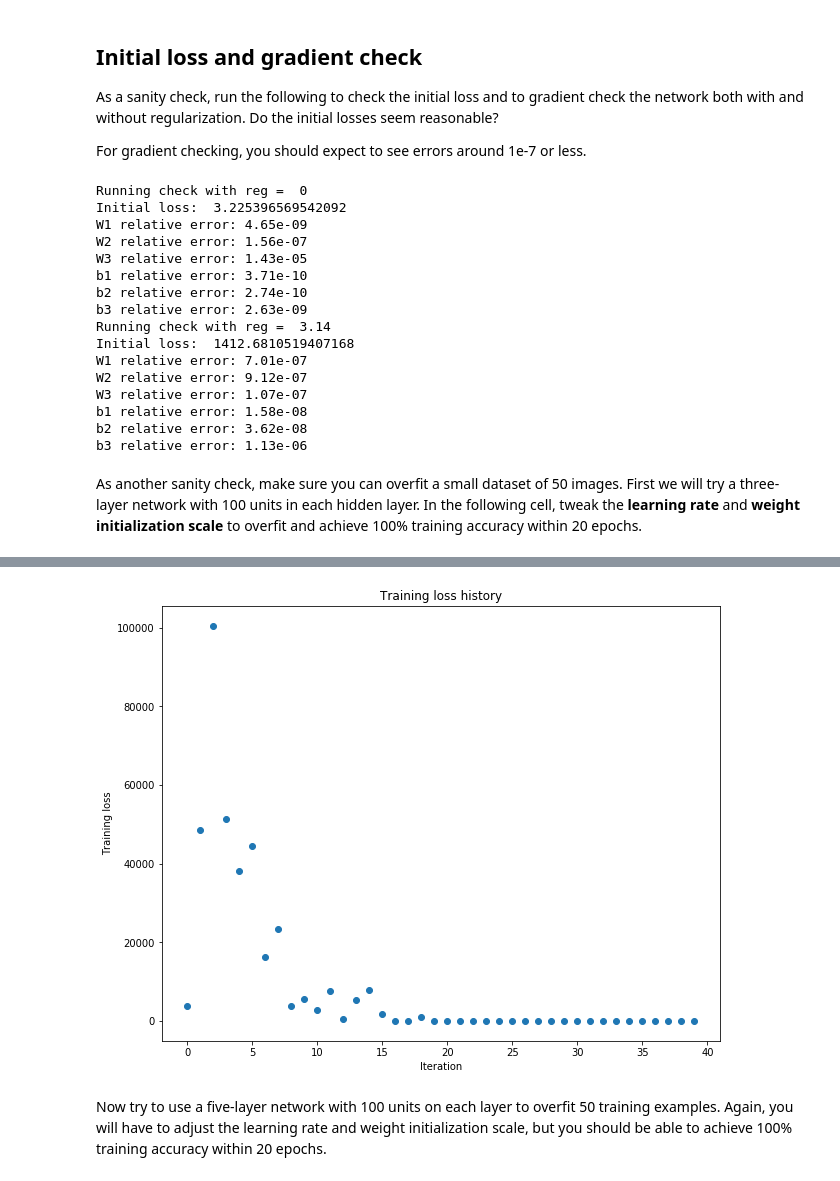
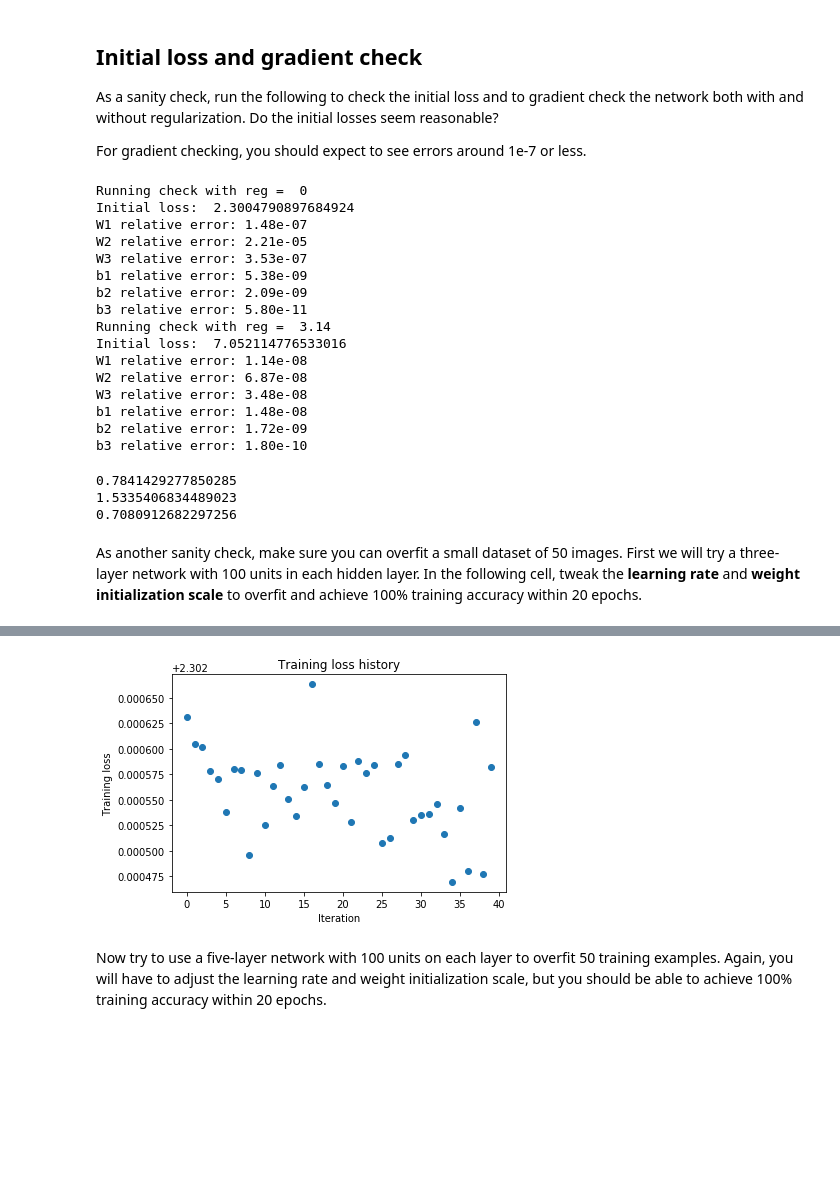
Before and after one commit to Tina-Husky/CS231n-assignments-2019, a Jupyter notebook: assignment2/FullyConnectedNets.ipynb, the cells around one changed output, grey strips where cells are left out. Drawn from its saved outputs; the diff is of its cells as text; code cells hidden in the pictures; blank space fills up the shorter version.

```diff
--- a/assignment2/FullyConnectedNets.ipynb
+++ b/assignment2/FullyConnectedNets.ipynb
@@ -331,7 +331,7 @@ In the previous assignment, the logic for training models was coupled to the mod
 
 Open the file `cs231n/solver.py` and read through it to familiarize yourself with the API. After doing so, use a `Solver` instance to train a `TwoLayerNet` that achieves at least `50%` accuracy on the validation set.
 # %%
-model = TwoLayerNet()
+### model = TwoLayerNet()
 solver = None
 
 ##############################################################################
@@ -339,6 +339,15 @@ solver = None
 # 50% accuracy on the validation set.                                        #
 ##############################################################################
 # *****START OF YOUR CODE (DO NOT DELETE/MODIFY THIS LINE)*****
+
+# Preprocessing: subtract the mean image
+# first: compute the image mean based on the training data
+mean_image = np.mean(data['X_train'], axis=0)
+
+# second: subtract the mean image from train and test data
+data['X_train'] -= mean_image
+data['X_val'] -= mean_image
+data['X_test'] -= mean_image
 
 N, C = data['X_train'].shape[0], 10
 N_val = data['X_val'].shape[0]
@@ -349,8 +358,8 @@ Reshaped_data = {
     'y_val': data['y_val'] # validation labels
 }
 D = Reshaped_data['X_train'].shape[1]
-H = 100
-std = 0.5
+H = 300
+std = 1e-3 # cannot be too large or too small
 model = TwoLayerNet(input_dim=D, hidden_dim=H, num_classes=C, weight_scale=std)
 solver = Solver(model, Reshaped_data,
                 update_rule='sgd',
@@ -358,8 +367,8 @@ solver = Solver(model, Reshaped_data,
                   'learning_rate': 1e-3,
                 },
                 lr_decay=0.95,
-                num_epochs=10, batch_size=100,
-                print_every=100)
+                num_epochs=15, batch_size=100,
+                print_every=500)
 solver.train()
 
 # *****END OF YOUR CODE (DO NOT DELETE/MODIFY THIS LINE)*****
@@ -437,21 +447,29 @@ for reg in [0, 3.14]:
     print('%s relative error: %.2e' % (name, rel_error(grad_num, grads[name])))
 # %% [output]
 Running check with reg =  0
-Initial loss:  3.225396569542092
-W1 relative error: 4.65e-09
-W2 relative error: 1.56e-07
-W3 relative error: 1.43e-05
-b1 relative error: 3.71e-10
-b2 relative error: 2.74e-10
-b3 relative error: 2.63e-09
+Initial loss:  2.3004790897684924
+W1 relative error: 1.48e-07
+W2 relative error: 2.21e-05
+W3 relative error: 3.53e-07
+b1 relative error: 5.38e-09
+b2 relative error: 2.09e-09
+b3 relative error: 5.80e-11
 Running check with reg =  3.14
-Initial loss:  1412.6810519407168
-W1 relative error: 7.01e-07
-W2 relative error: 9.12e-07
-W3 relative error: 1.07e-07
-b1 relative error: 1.58e-08
-b2 relative error: 3.62e-08
-b3 relative error: 1.13e-06
+Initial loss:  7.052114776533016
+W1 relative error: 1.14e-08
+W2 relative error: 6.87e-08
+W3 relative error: 3.48e-08
+b1 relative error: 1.48e-08
+b2 relative error: 1.72e-09
+b3 relative error: 1.80e-10
+# %%
+params = model.params
+for i in range(1, 4):
+    print(np.sum(params['W{}'.format(i)]**2))
+# %% [output]
+0.7841429277850285
+1.5335406834489023
+0.7080912682297256
 # %% [markdown]
 As another sanity check, make sure you can overfit a small dataset of 50 images. First we will try a three-layer network with 100 units in each hidden layer. In the following cell, tweak the **learning rate** and **weight initialization scale** to overfit and achieve 100% training accuracy within 20 epochs.
 # %%
@@ -466,7 +484,7 @@ small_data = {
   'y_val': data['y_val'],
 }
 
-weight_scale = 1e-2   # Experiment with this!
+weight_scale = 1e-3   # Experiment with this!
 learning_rate = 1e-4  # Experiment with this!
 model = FullyConnectedNet([100, 100],
               weight_scale=weight_scale, dtype=np.float64)
@@ -505,4 +523,4 @@ plt.show()
-[figure, old version]
+[figure, new version]
 # %% [markdown]
 Now try to use a five-layer network with 100 units on each layer to overfit 50 training examples. Again, you will have to adjust the learning rate and weight initialization scale, but you should be able to achieve 100% training accuracy within 20 epochs.
 # %%
```
Also changed, not shown: parts of 12 cells of this notebook, 9 other files.
